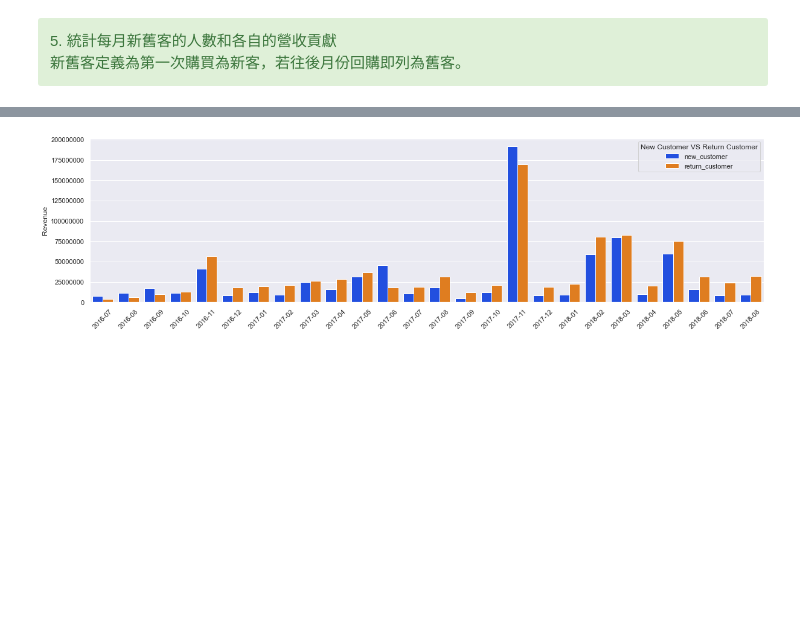
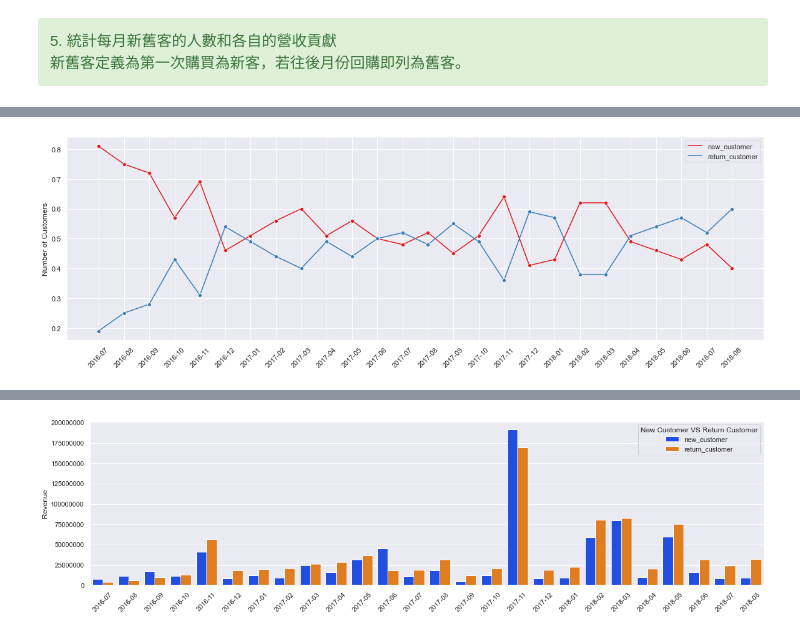
Before and after one commit to LiangYuDer/E-commerce-Analysis, a Jupyter notebook: ec_analysis.ipynb, the cells around one changed output, grey strips where cells are left out. Cells and saved outputs as stored; diff of their text form; code cells hidden in the pictures; blank space fills up the shorter version.

```diff
--- a/ec_analysis.ipynb
+++ b/ec_analysis.ipynb
@@ -333,3 +364,14 @@ new_return_T.head()
+# %%
+#每月新舊客人數比例
+fig, ax = plt.subplots(figsize=(20, 6))
+sns.set(style="darkgrid",palette="Set1")
+sns.lineplot(data=new_return_T, x="Year_Month", y="new_return_ratio", hue = "new_return", marker= "o")
+ax.set_xlabel("")
+ax.set_ylabel("Number of Customers")
+ax.xaxis.set_tick_params(rotation=45)
+plt.legend();
+# %% [output]
+[figure, added]
 # %%
 #每月新舊客人數圖表 & 訂單數
 fig, ax = plt.subplots(figsize=(20, 6))
```
Also changed, not shown: parts of 7 cells of this notebook.
